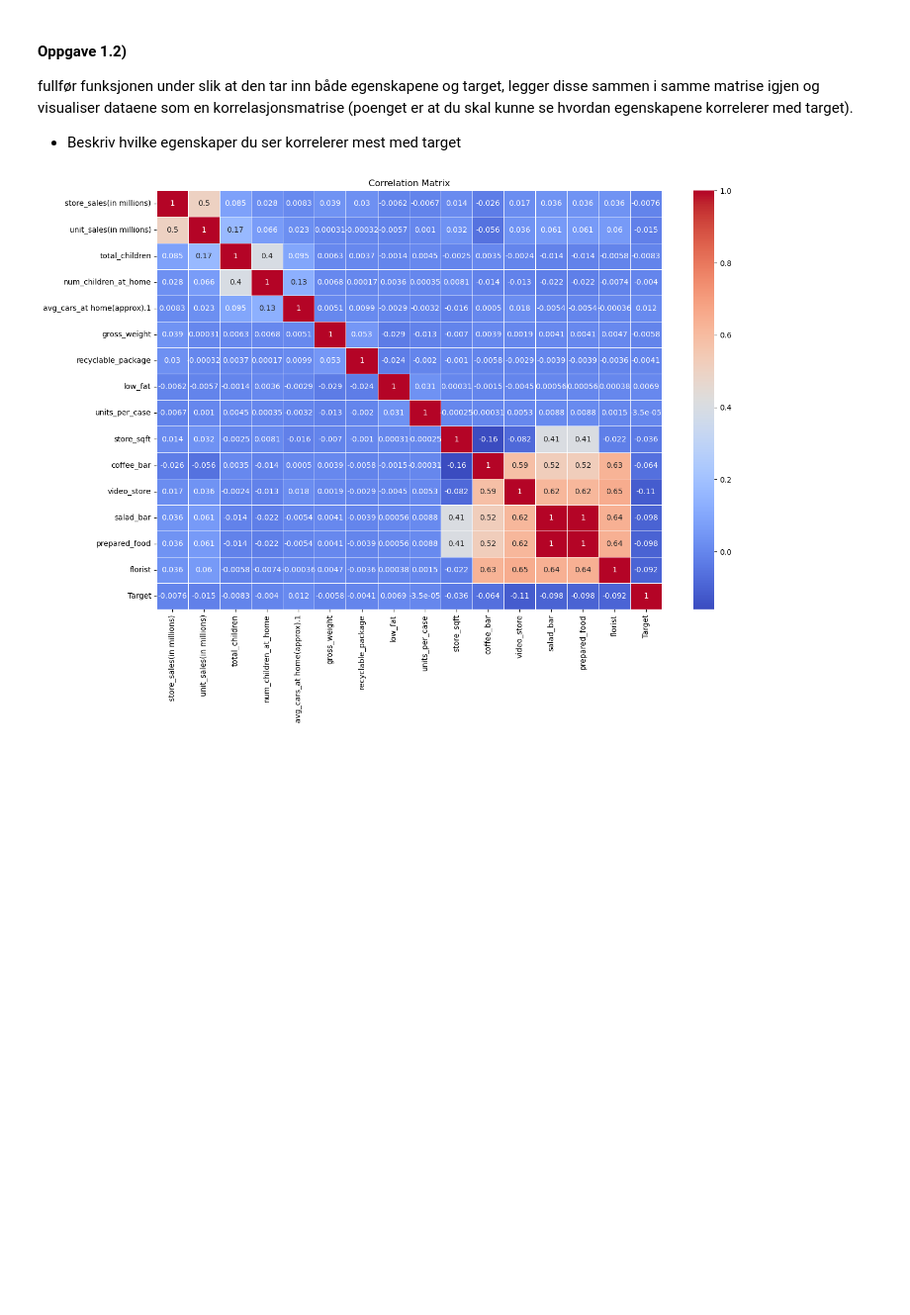
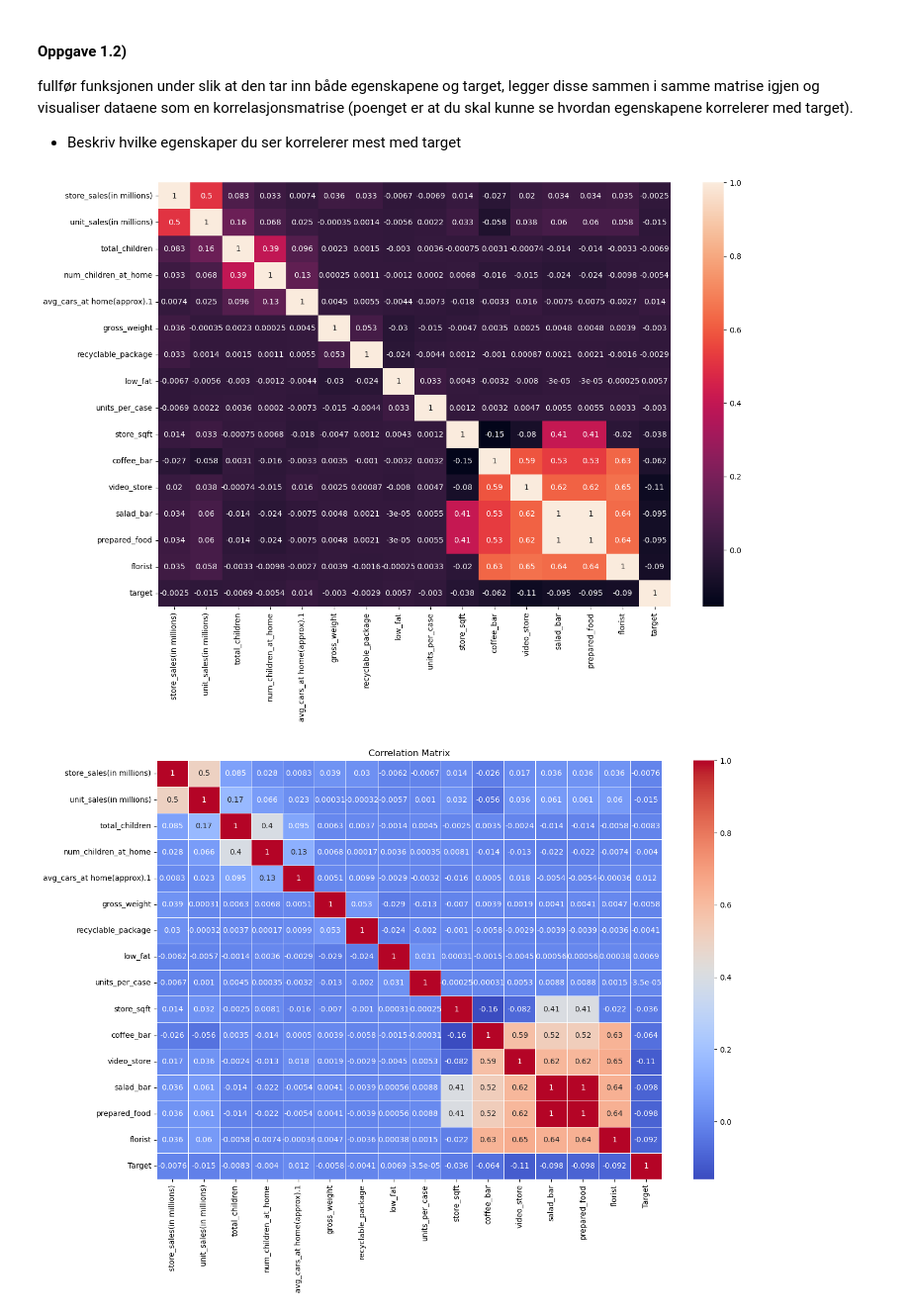
Before and after one commit to Bsingstad/DMBA-ML, a Jupyter notebook: Oblig 2/Oppgave 1.ipynb, the cells around one changed output. Shown at 99% size. Saved outputs shown, nothing was run; the diff lists cells and outputs as text; code cells hidden in the pictures; blank space fills up the shorter version.

```diff
--- a/Oblig 2/Oppgave 1.ipynb
+++ b/Oblig 2/Oppgave 1.ipynb
@@ -113,6 +122,18 @@ Ved å se på de 2 historgrammene ser vi at vi har "kontinuerlige" tall verdier
 fullfør funksjonen under slik at den tar inn både egenskapene og target, legger disse sammen i samme matrise igjen og visualiser dataene som en korrelasjonsmatrise (poenget er at du skal kunne se hvordan egenskapene korrelerer med target).
 
 * Beskriv hvilke egenskaper du ser korrelerer mest med target
+# %%
+# Kode fra forelesning 1 - 05
+def plot_correlation_matrix(X,y):
+    X_copy = X.copy()
+    X_copy["target"] = y
+    plt.figure(figsize=(15,10))
+    sns.heatmap(X_copy.corr(), annot=True) #TODO: mask halve matrisen
+    plt.show()
+# %%
+plot_correlation_matrix(X,y)
+# %% [output]
+[figure, added]
 # %%
 def korrelasjonsmatrise(X,y):
     X_temp = X.copy()
```
Also changed, not shown: parts of 14 cells of this notebook, 11 other files.
